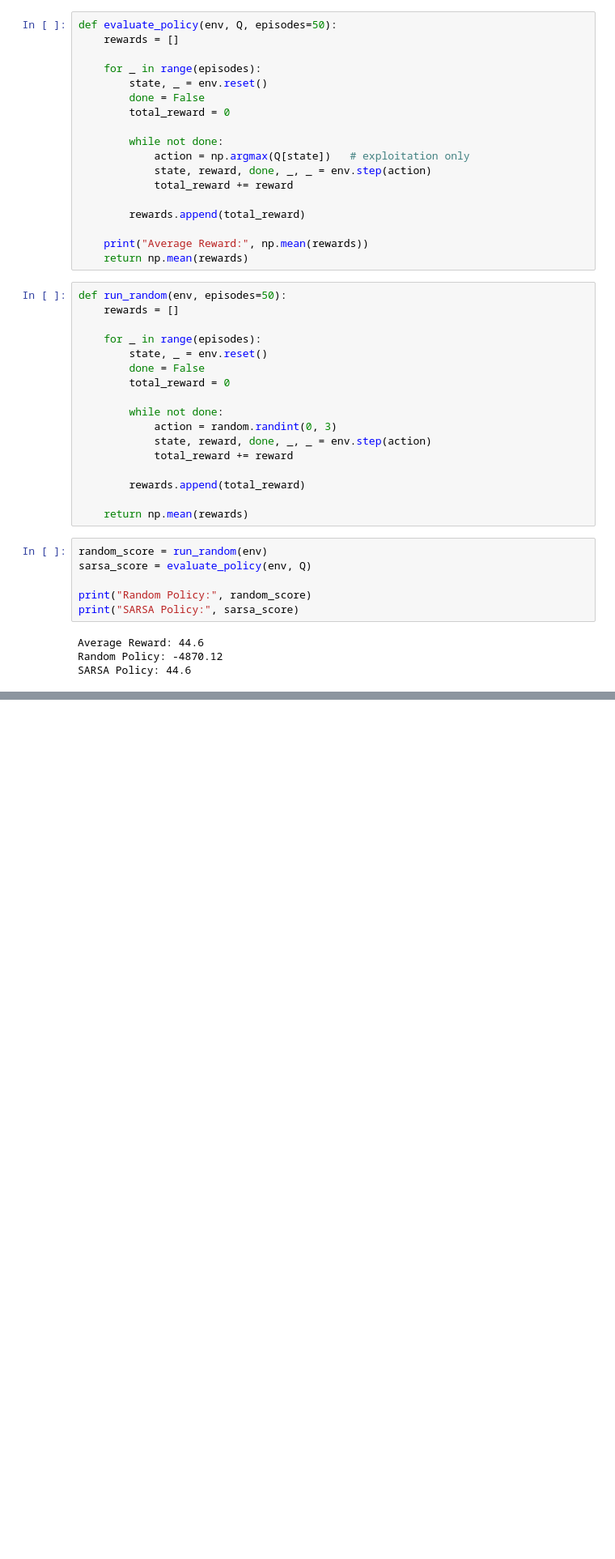
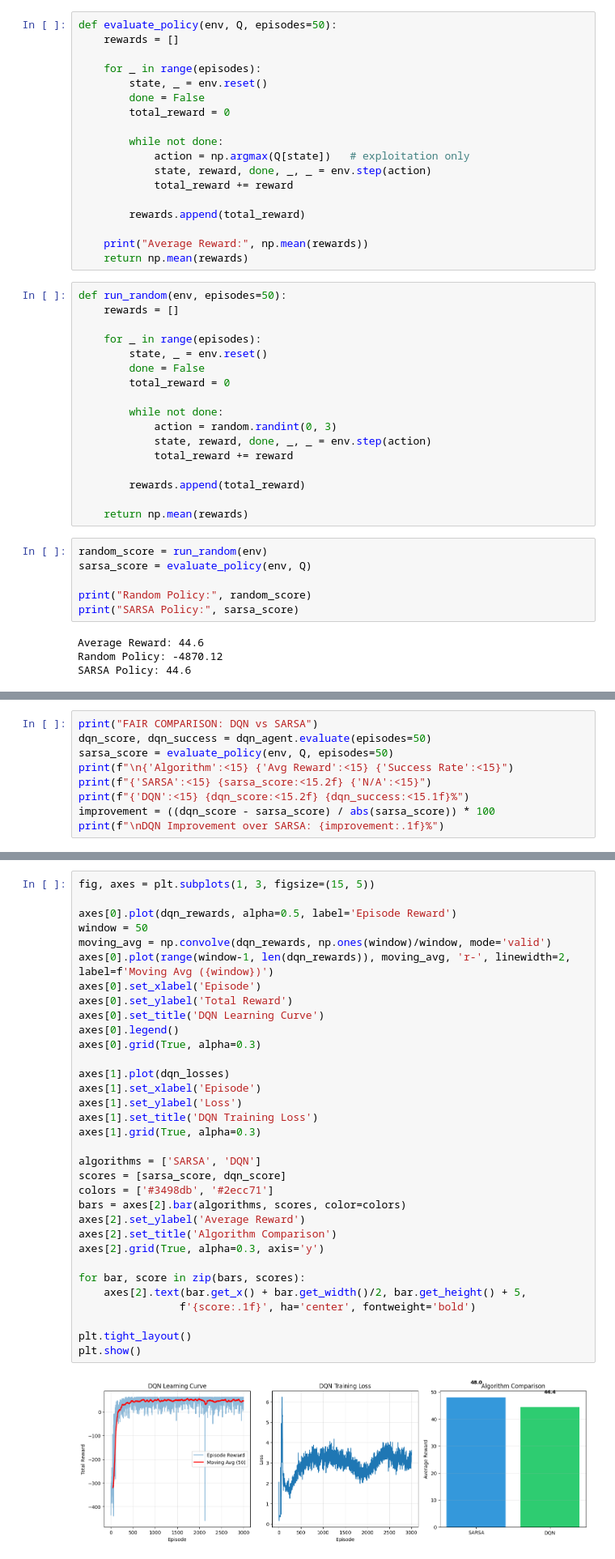
Before and after one commit to MoazIbrahem/Smart-Emergency-Ambulance-Routing-, a Jupyter notebook: Environment_algorithm.ipynb, the cells around one changed output, grey strips where cells are left out. Shown at 81% size. Drawn from its saved outputs; the diff is of its cells as text; blank space fills up the shorter version.

```diff
--- a/Environment_algorithm.ipynb
+++ b/Environment_algorithm.ipynb
@@ -566,0 +892,9 @@ SARSA Policy: 44.6
+# %%
+print("FAIR COMPARISON: DQN vs SARSA")
+dqn_score, dqn_success = dqn_agent.evaluate(episodes=50)
+sarsa_score = evaluate_policy(env, Q, episodes=50)
+print(f"\n{'Algorithm':<15} {'Avg Reward':<15} {'Success Rate':<15}")
+print(f"{'SARSA':<15} {sarsa_score:<15.2f} {'N/A':<15}")
+print(f"{'DQN':<15} {dqn_score:<15.2f} {dqn_success:<15.1f}%")
+improvement = ((dqn_score - sarsa_score) / abs(sarsa_score)) * 100
+print(f"\nDQN Improvement over SARSA: {improvement:.1f}%")
@@ -566,0 +914,35 @@ SARSA Policy: 44.6
+# %%
+fig, axes = plt.subplots(1, 3, figsize=(15, 5))
+
+axes[0].plot(dqn_rewards, alpha=0.5, label='Episode Reward')
+window = 50
+moving_avg = np.convolve(dqn_rewards, np.ones(window)/window, mode='valid')
+axes[0].plot(range(window-1, len(dqn_rewards)), moving_avg, 'r-', linewidth=2, label=f'Moving Avg ({window})')
+axes[0].set_xlabel('Episode')
+axes[0].set_ylabel('Total Reward')
+axes[0].set_title('DQN Learning Curve')
+axes[0].legend()
+axes[0].grid(True, alpha=0.3)
+
+axes[1].plot(dqn_losses)
+axes[1].set_xlabel('Episode')
+axes[1].set_ylabel('Loss')
+axes[1].set_title('DQN Training Loss')
+axes[1].grid(True, alpha=0.3)
+
+algorithms = ['SARSA', 'DQN']
+scores = [sarsa_score, dqn_score]
+colors = ['#3498db', '#2ecc71']
+bars = axes[2].bar(algorithms, scores, color=colors)
+axes[2].set_ylabel('Average Reward')
+axes[2].set_title('Algorithm Comparison')
+axes[2].grid(True, alpha=0.3, axis='y')
+
+for bar, score in zip(bars, scores):
+    axes[2].text(bar.get_x() + bar.get_width()/2, bar.get_height() + 5,
+                f'{score:.1f}', ha='center', fontweight='bold')
+
+plt.tight_layout()
+plt.show()
+# %% [output]
+[figure, added]
```
Also changed, not shown: parts of 16 cells of this notebook.
